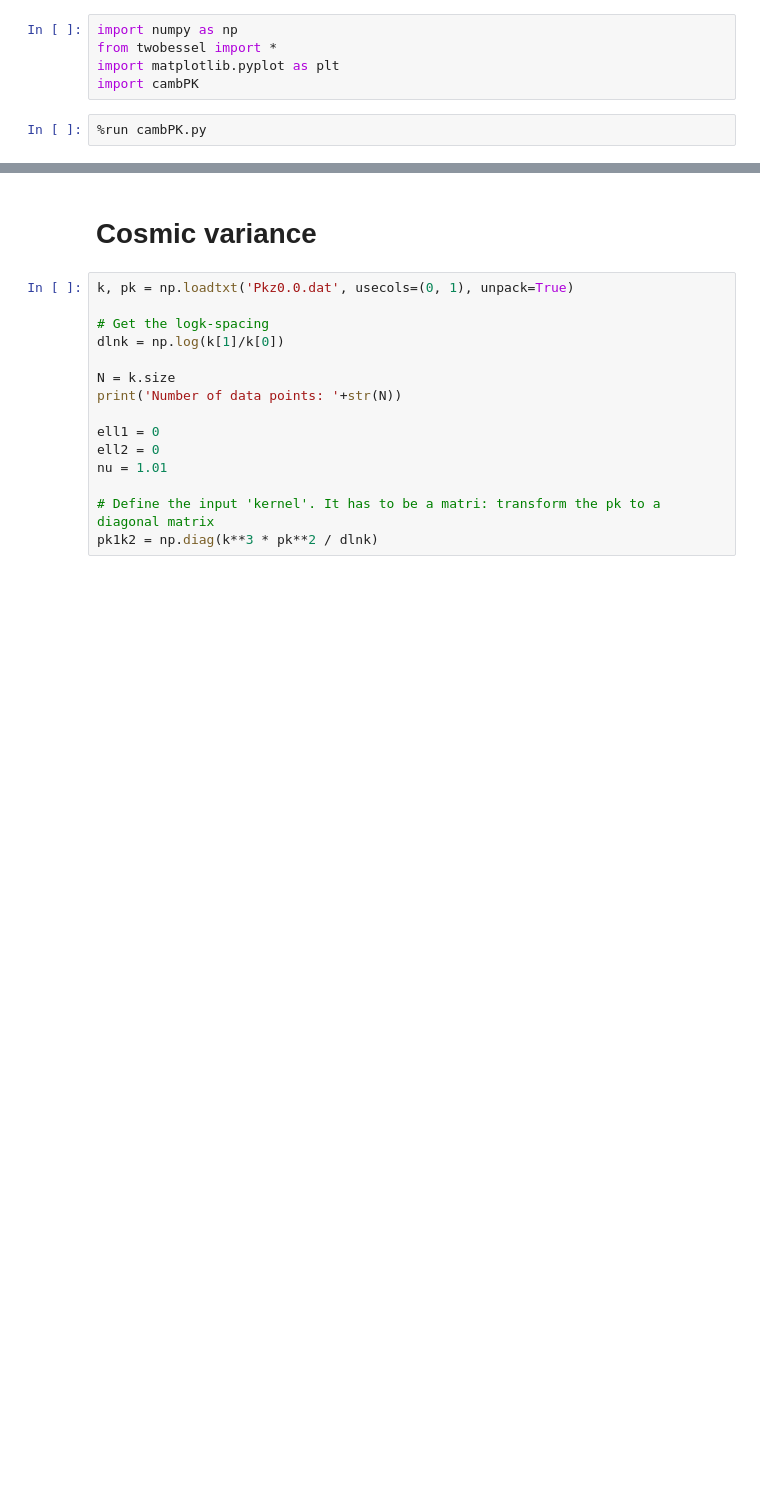
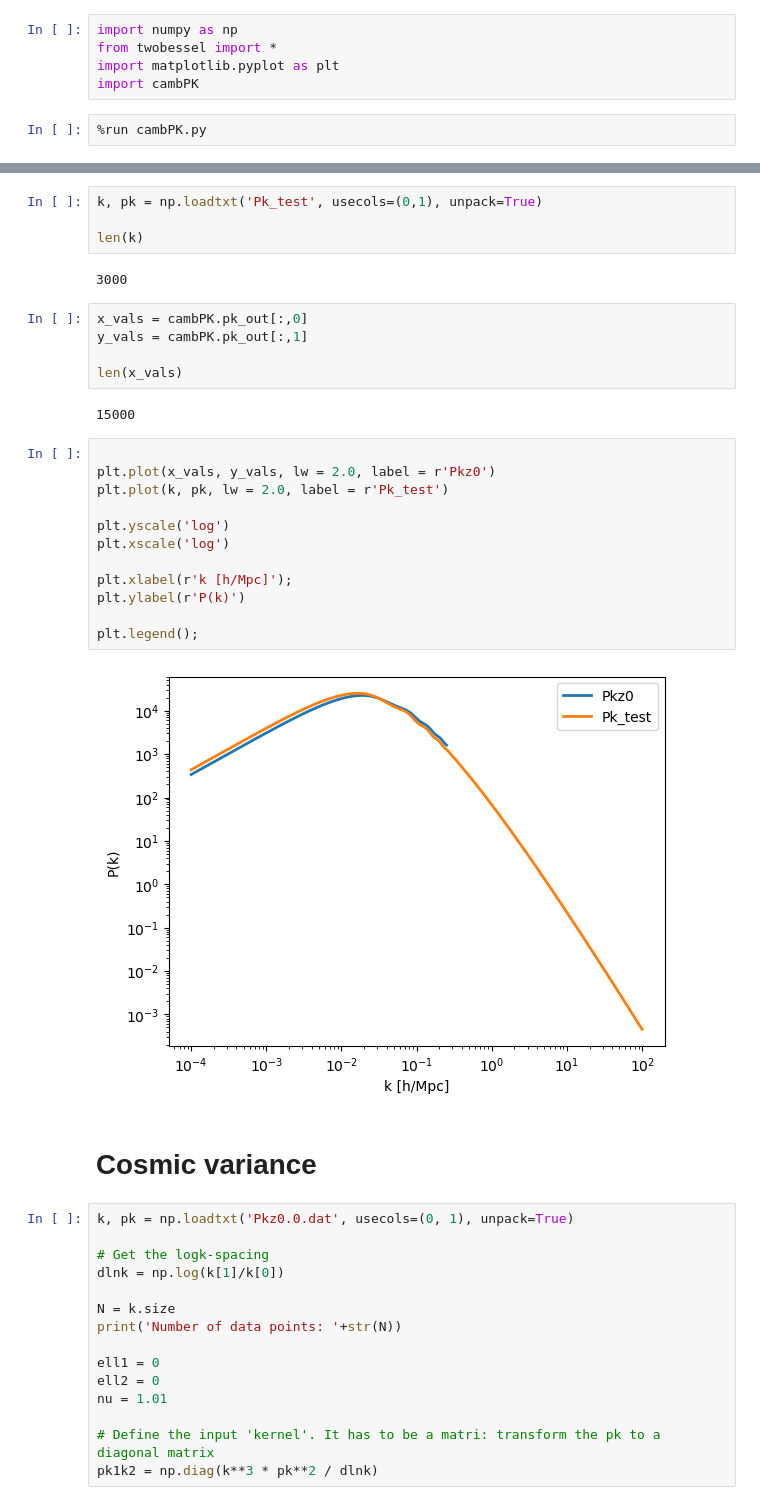
Before and after one commit to dasobral/2DFFTLog, a Jupyter notebook: test_integrals.ipynb, the cells around one changed output, grey strips where cells are left out. Drawn from its saved outputs; the diff is of its cells as text; blank space fills up the shorter version.

```diff
--- a/test_integrals.ipynb
+++ b/test_integrals.ipynb
@@ -18,3 +18,30 @@ array([[1.00000000e-04, 3.40376513e+02],
+# %%
+k, pk = np.loadtxt('Pk_test', usecols=(0,1), unpack=True)
+
+len(k)
+# %% [output]
+3000
+# %%
+x_vals = cambPK.pk_out[:,0]
+y_vals = cambPK.pk_out[:,1]
+
+len(x_vals)
+# %% [output]
+15000
+# %%
+
+plt.plot(x_vals, y_vals, lw = 2.0, label = r'Pkz0')
+plt.plot(k, pk, lw = 2.0, label = r'Pk_test')
+
+plt.yscale('log')
+plt.xscale('log')
+
+plt.xlabel(r'k [h/Mpc]');
+plt.ylabel(r'P(k)')
+
+plt.legend();
+# %% [output]
+[figure, added]
 # %% [markdown]
 # Cosmic variance
 # %%
```
Also changed, not shown: parts of 27 cells of this notebook, 2 other files.
